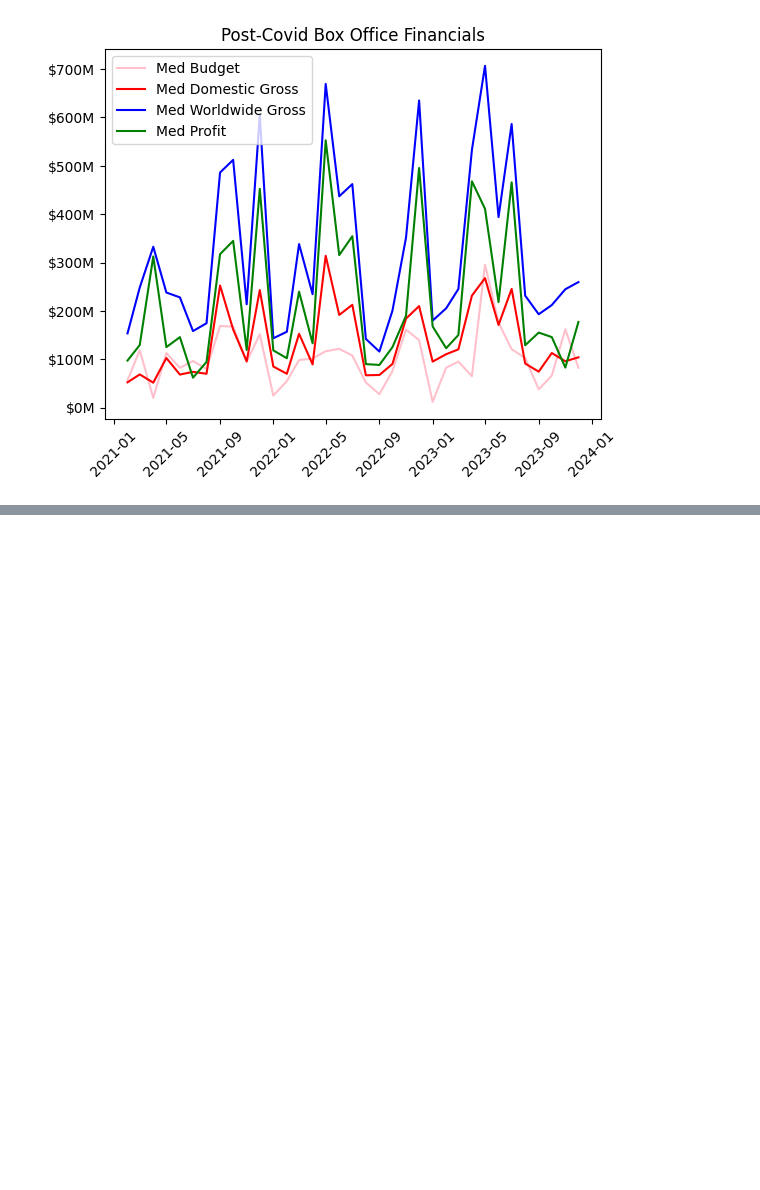
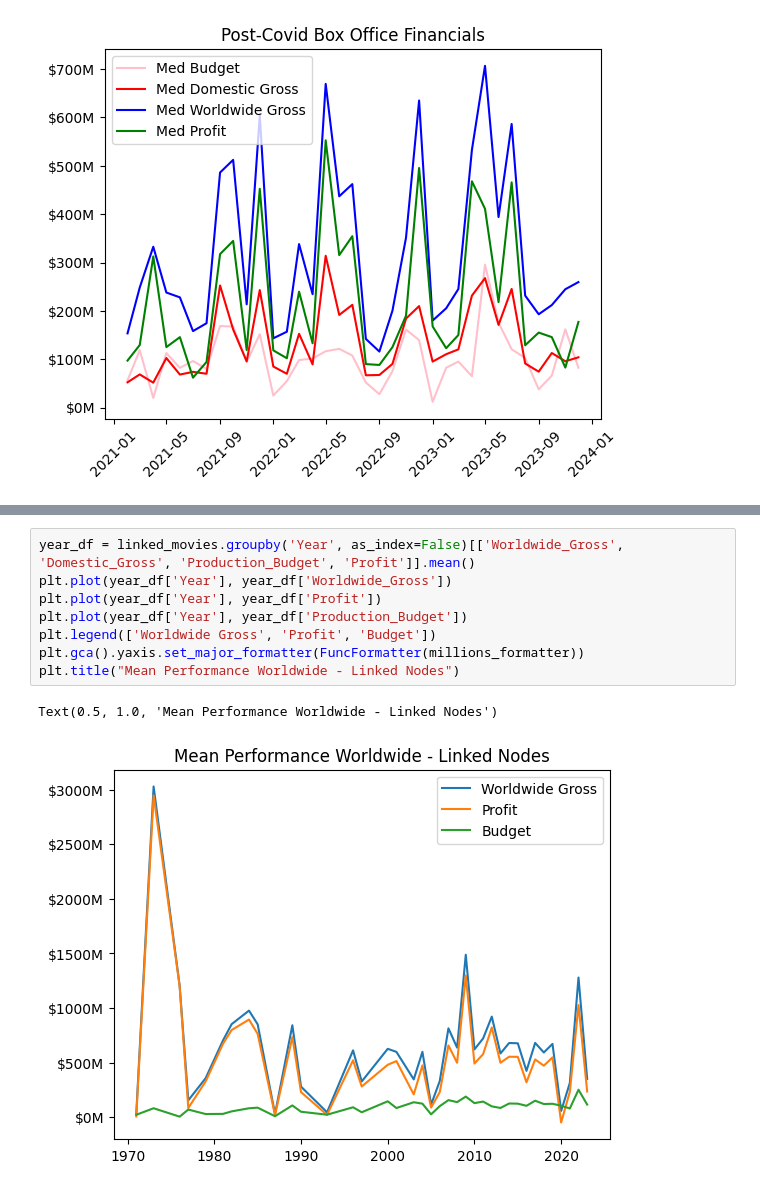
Before and after one commit to hoda-ayad/movie-universe, a Jupyter notebook: movie_budget_extract.ipynb, the cells around one changed output, grey strips where cells are left out. Saved outputs shown, nothing was run; the diff lists cells and outputs as text; blank space fills up the shorter version.

```diff
--- a/movie_budget_extract.ipynb
+++ b/movie_budget_extract.ipynb
@@ -490,0 +627,11 @@ plt.xticks(rotation=45)
+# %%
+year_df = linked_movies.groupby('Year', as_index=False)[['Worldwide_Gross', 'Domestic_Gross', 'Production_Budget', 'Profit']].mean()
+plt.plot(year_df['Year'], year_df['Worldwide_Gross'])
+plt.plot(year_df['Year'], year_df['Profit'])
+plt.plot(year_df['Year'], year_df['Production_Budget'])
+plt.legend(['Worldwide Gross', 'Profit', 'Budget'])
+plt.gca().yaxis.set_major_formatter(FuncFormatter(millions_formatter))
+plt.title("Mean Performance Worldwide - Linked Nodes")
+# %% [output]
+Text(0.5, 1.0, 'Mean Performance Worldwide - Linked Nodes')
+[figure, added]
```
Also changed, not shown: parts of 27 cells of this notebook, 3 other files.
